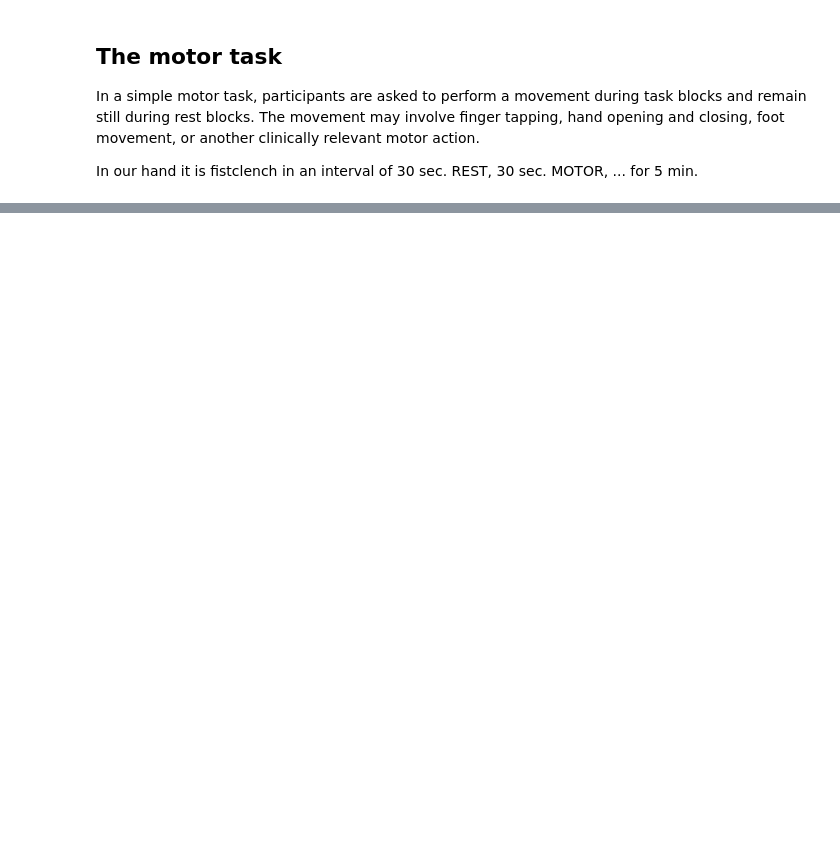
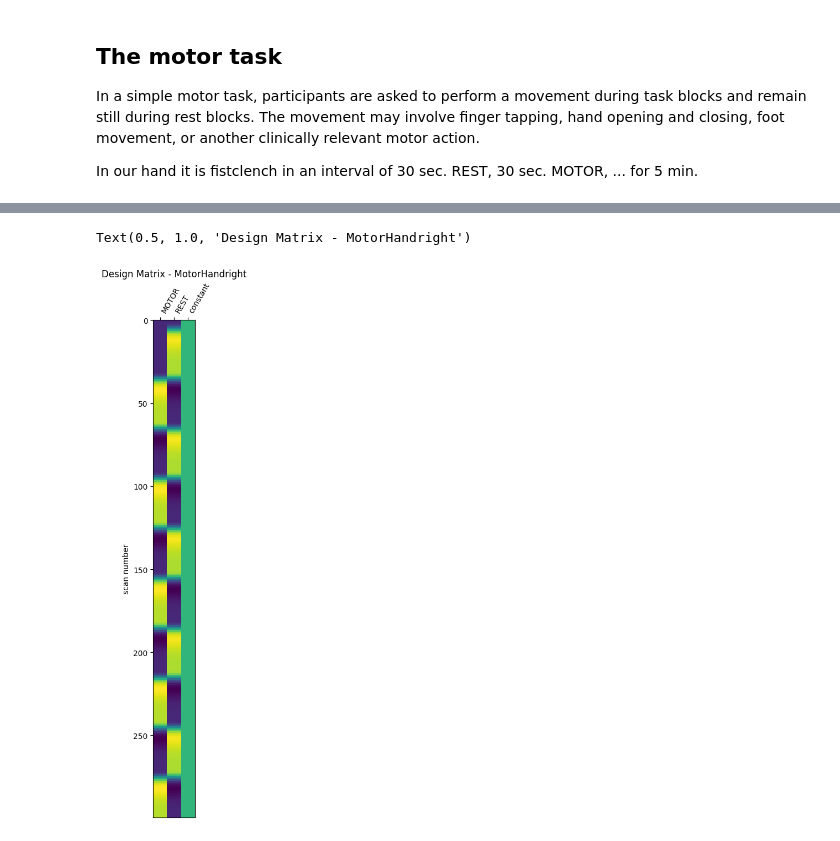
Before and after one commit to fphsFischmeister/ILAE_NeuroimagingSchool, a Jupyter notebook: notebooks/02_task_processing.ipynb, the cells around one changed output, grey strips where cells are left out. Drawn from its saved outputs; the diff is of its cells as text; code cells hidden in the pictures; blank space fills up the shorter version.

```diff
--- a/notebooks/02_task_processing.ipynb
+++ b/notebooks/02_task_processing.ipynb
@@ -105,0 +169,19 @@ FileNotFoundError: [Errno 2] No such file or directory: './ILAE_NeuroimagingScho
+# %%
+# generate design matrix
+from nilearn.glm.first_level import FirstLevelModel, make_first_level_design_matrix
+from nilearn.plotting import plot_design_matrix
+import matplotlib.pyplot as plt
+
+
+design_matrix = make_first_level_design_matrix(
+    frame_times=frame_time,
+    events=design_events,
+    hrf_model='spm',
+    drift_model=None)
+
+# Plot the design matrix
+plot_design_matrix(design_matrix)
+plt.title(f"Design Matrix - {task_label}")
+# %% [output]
+Text(0.5, 1.0, 'Design Matrix - MotorHandright')
+[figure, added]
```
Also changed, not shown: parts of 14 cells of this notebook, 2 other files.
